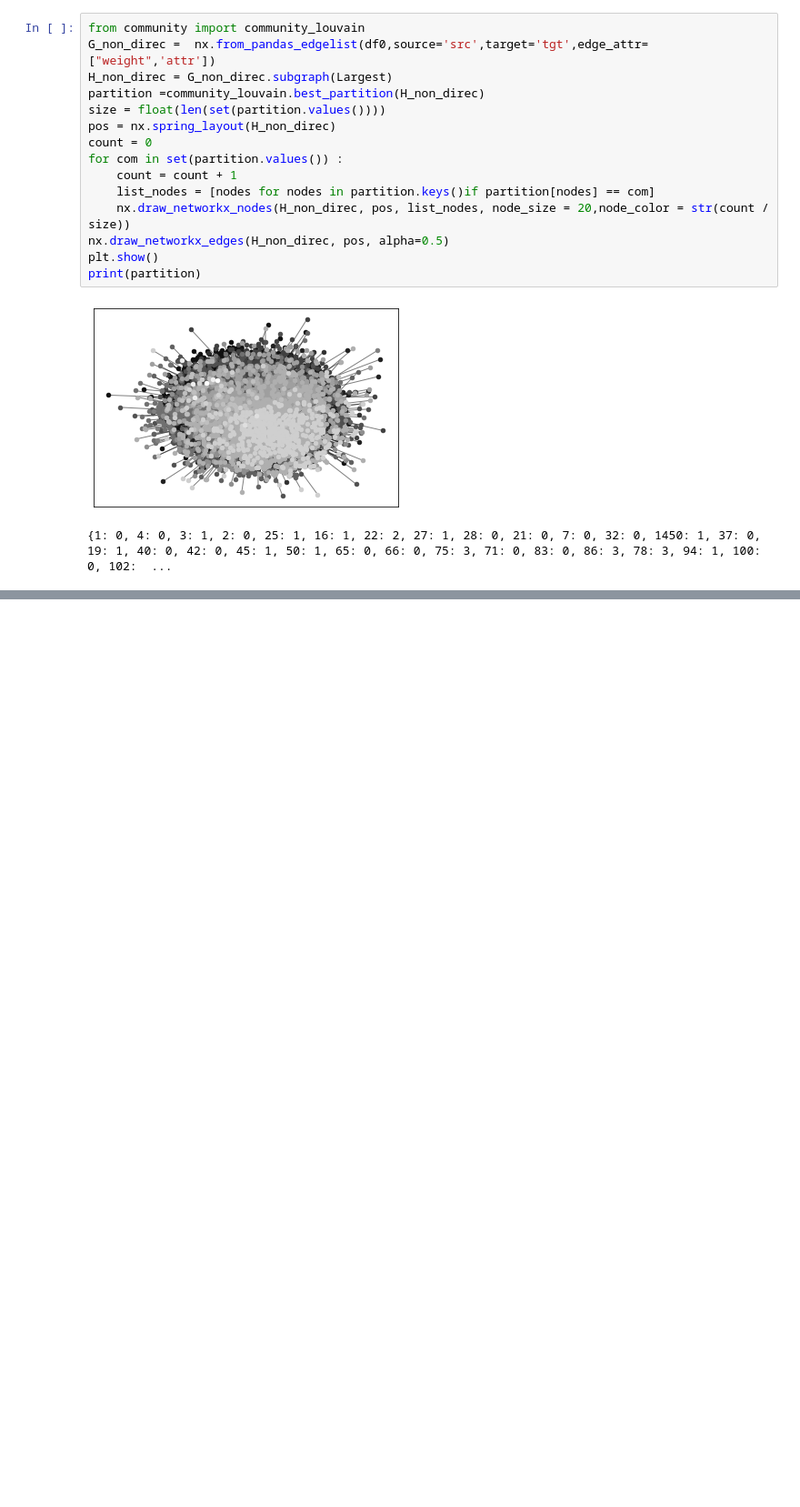
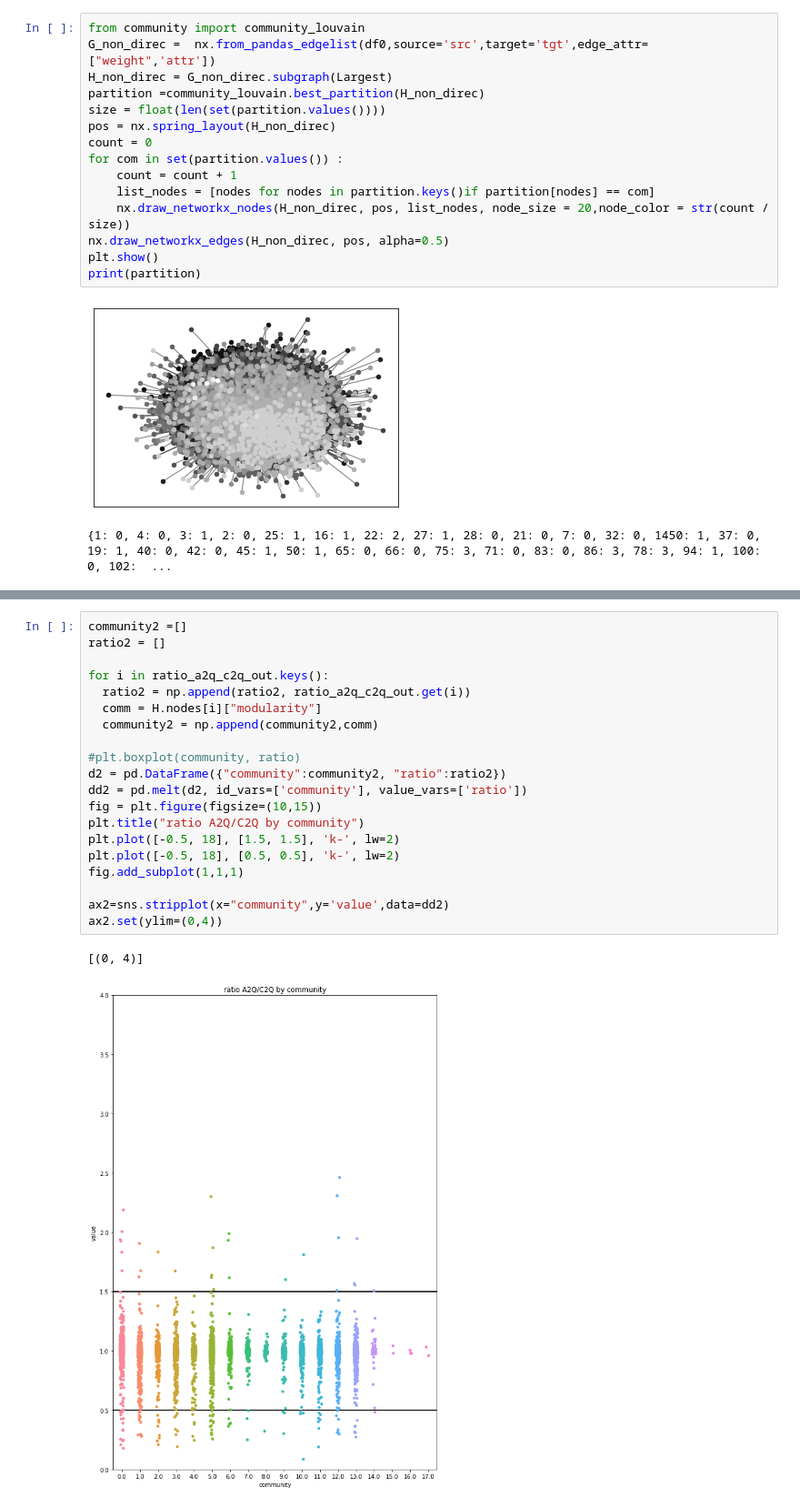
Before and after one commit to ppseguel/network_math, a Jupyter notebook: project.ipynb, the cells around one changed output, grey strips where cells are left out. Shown at 91% size. Cells and saved outputs as stored; diff of their text form; blank space fills up the shorter version.

```diff
--- a/project.ipynb
+++ b/project.ipynb
@@ -630,0 +636,23 @@ AttributeError: ignored
+# %%
+community2 =[]
+ratio2 = []
+
+for i in ratio_a2q_c2q_out.keys():
+  ratio2 = np.append(ratio2, ratio_a2q_c2q_out.get(i))
+  comm = H.nodes[i]["modularity"]
+  community2 = np.append(community2,comm)
+
+#plt.boxplot(community, ratio)
+d2 = pd.DataFrame({"community":community2, "ratio":ratio2})
+dd2 = pd.melt(d2, id_vars=['community'], value_vars=['ratio'])
+fig = plt.figure(figsize=(10,15))
+plt.title("ratio A2Q/C2Q by community")
+plt.plot([-0.5, 18], [1.5, 1.5], 'k-', lw=2)
+plt.plot([-0.5, 18], [0.5, 0.5], 'k-', lw=2)
+fig.add_subplot(1,1,1)
+
+ax2=sns.stripplot(x="community",y='value',data=dd2)
+ax2.set(ylim=(0,4))
+# %% [output]
+[(0, 4)]
+[figure, added]
```
Also changed, not shown: parts of 19 cells of this notebook.
